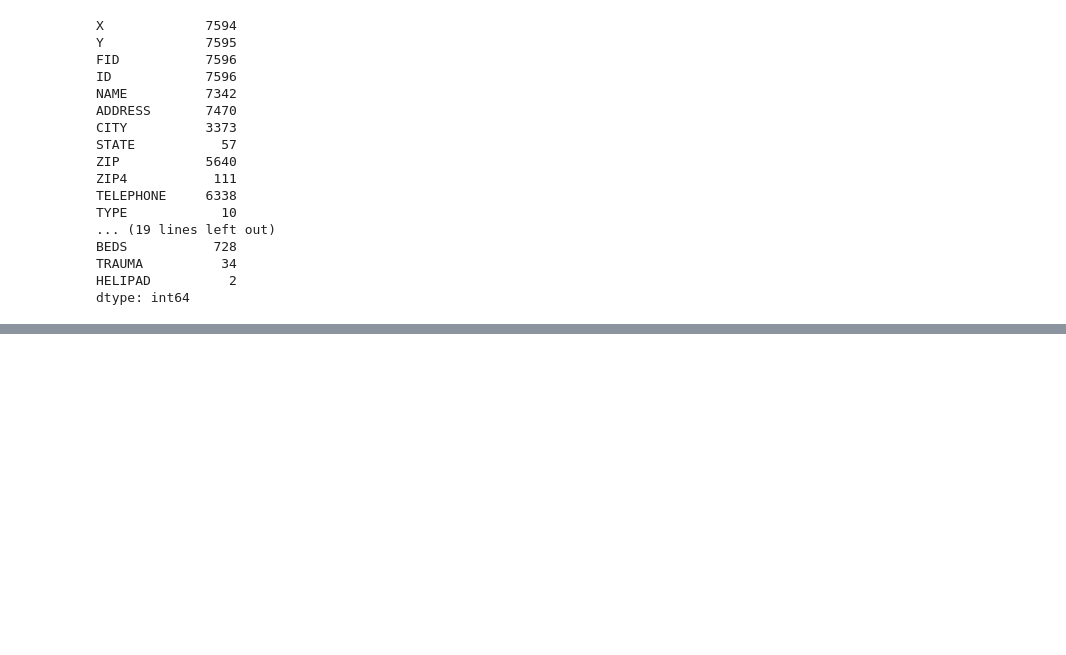
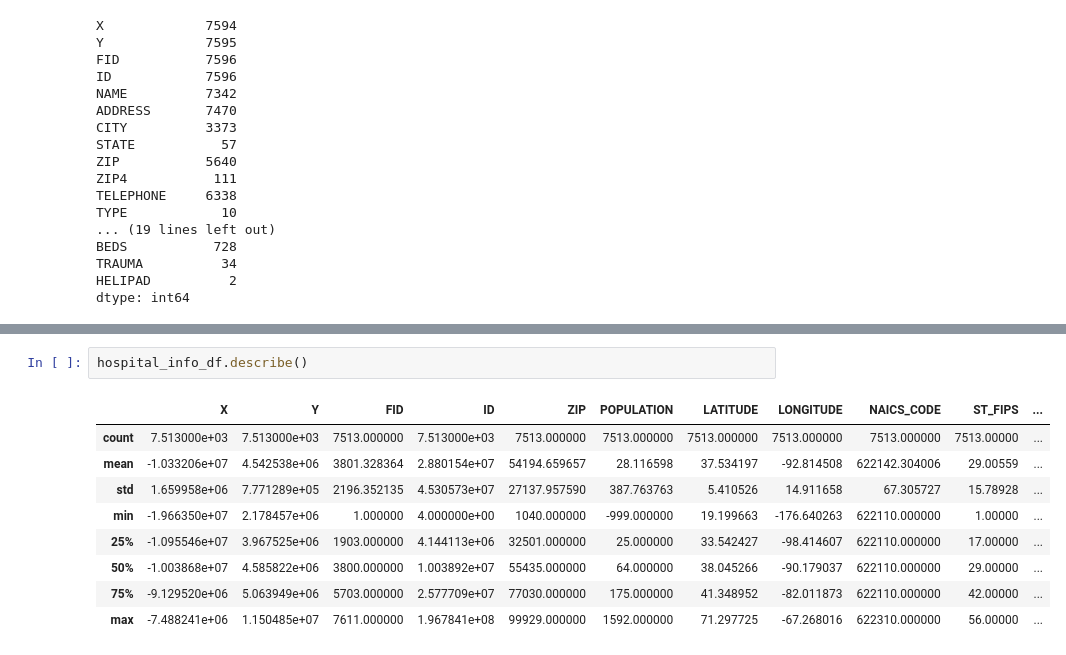
Before and after one commit to Deelacole2/Final_Project, a Jupyter notebook: hospital_data.ipynb, the cells around one changed output, grey strips where cells are left out. Saved outputs shown, nothing was run; the diff lists cells and outputs as text; blank space fills up the shorter version.

```diff
--- a/hospital_data.ipynb
+++ b/hospital_data.ipynb
@@ -57,0 +82,12 @@ application_df
+# %%
+hospital_info_df.describe()
+# %% [output]
+|  | X | Y | FID | ID | ZIP | POPULATION | LATITUDE | LONGITUDE | NAICS_CODE | ST_FIPS | ... |
+| count | 7.513000e+03 | 7.513000e+03 | 7513.000000 | 7.513000e+03 | 7513.000000 | 7513.000000 | 7513.000000 | 7513.000000 | 7513.000000 | 7513.00000 | ... |
+| mean | -1.033206e+07 | 4.542538e+06 | 3801.328364 | 2.880154e+07 | 54194.659657 | 28.116598 | 37.534197 | -92.814508 | 622142.304006 | 29.00559 | ... |
+| std | 1.659958e+06 | 7.771289e+05 | 2196.352135 | 4.530573e+07 | 27137.957590 | 387.763763 | 5.410526 | 14.911658 | 67.305727 | 15.78928 | ... |
+| min | -1.966350e+07 | 2.178457e+06 | 1.000000 | 4.000000e+00 | 1040.000000 | -999.000000 | 19.199663 | -176.640263 | 622110.000000 | 1.00000 | ... |
+| 25% | -1.095546e+07 | 3.967525e+06 | 1903.000000 | 4.144113e+06 | 32501.000000 | 25.000000 | 33.542427 | -98.414607 | 622110.000000 | 17.00000 | ... |
+| 50% | -1.003868e+07 | 4.585822e+06 | 3800.000000 | 1.003892e+07 | 55435.000000 | 64.000000 | 38.045266 | -90.179037 | 622110.000000 | 29.00000 | ... |
+| 75% | -9.129520e+06 | 5.063949e+06 | 5703.000000 | 2.577709e+07 | 77030.000000 | 175.000000 | 41.348952 | -82.011873 | 622110.000000 | 42.00000 | ... |
+| max | -7.488241e+06 | 1.150485e+07 | 7611.000000 | 1.967841e+08 | 99929.000000 | 1592.000000 | 71.297725 | -67.268016 | 622310.000000 | 56.00000 | ... |
```
Also changed, not shown: parts of 11 cells of this notebook, 1 other file.
